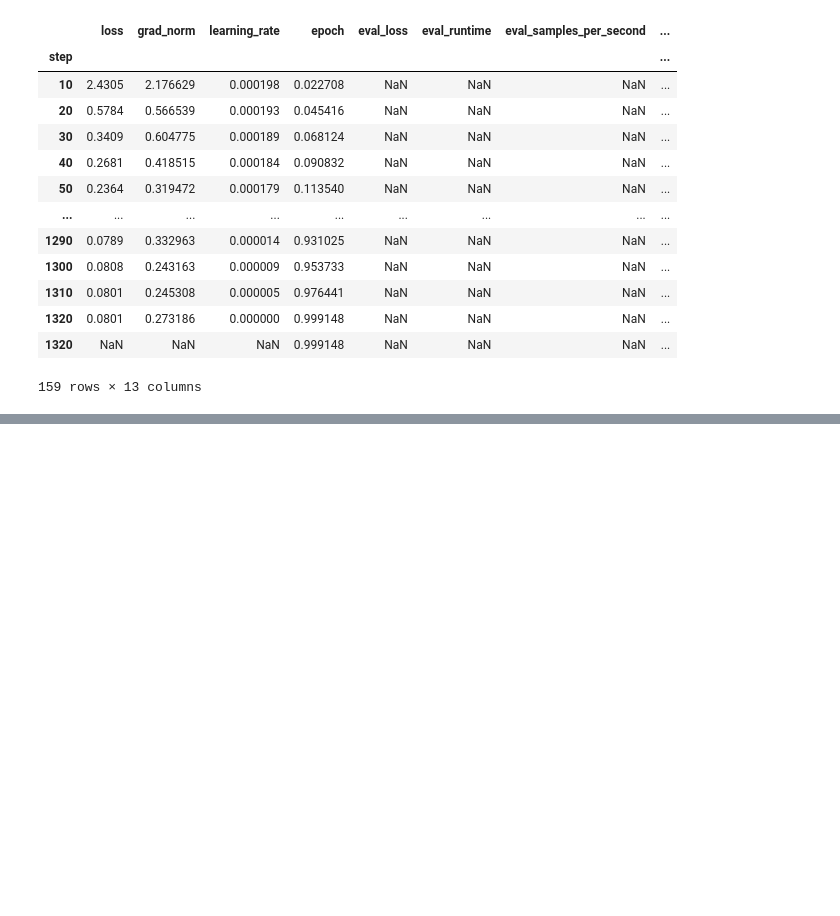
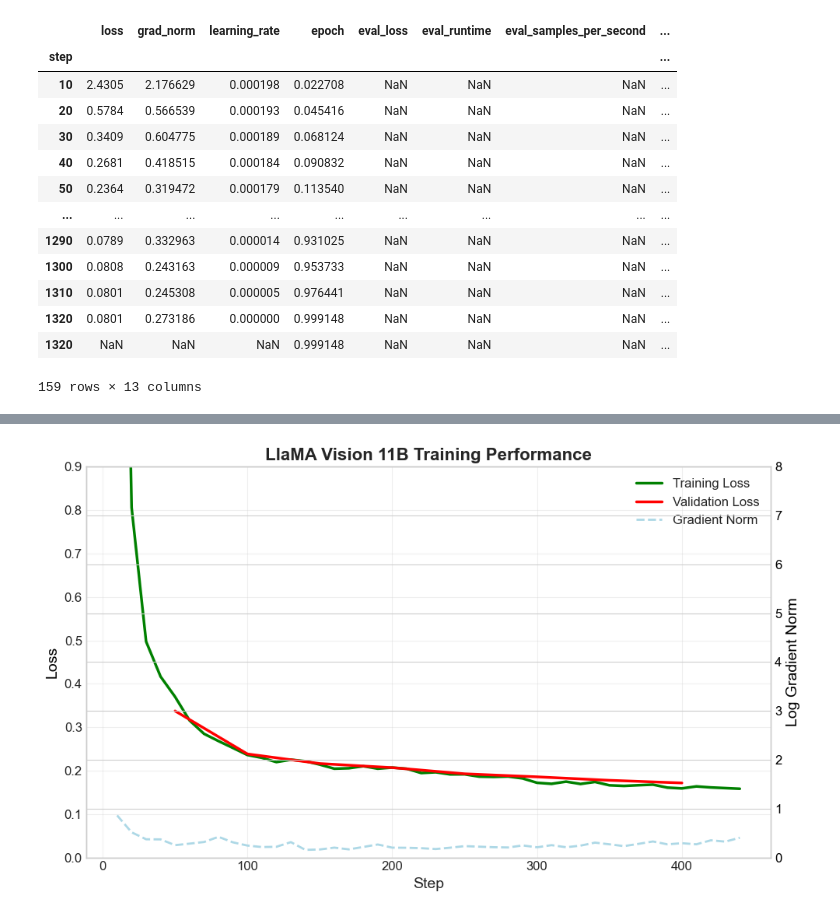
Before and after one commit to SakalYin/Robot_Arm_VLM, a Jupyter notebook: log_visualization.ipynb, the cells around one changed output, grey strips where cells are left out. Cells and saved outputs as stored; diff of their text form; code cells hidden in the pictures; blank space fills up the shorter version.

```diff
--- a/log_visualization.ipynb
+++ b/log_visualization.ipynb
@@ -190,0 +217,13 @@ plt.show()
+# %%
+import json
+import pandas as pd
+
+file_path = "checkpoints/LlamaVision-Output/checkpoint-441/trainer_state.json"
+with open(file_path, "r") as f:
+    trainer_state = json.load(f)
+
+log_history = trainer_state.get("log_history", [])
+llama = pd.DataFrame(log_history)
+llama.index = llama['step']
+llama = llama.drop(columns=['step'])
+llama
@@ -190,0 +249,3 @@ plt.show()
+# %%
+llama_train_loss = llama.groupby('step')[['loss', 'grad_norm', 'learning_rate']].sum()
+llama_train_loss
@@ -190,0 +271,4 @@ plt.show()
+# %%
+llama_val_loss = llama.groupby('step')[['eval_loss']].sum()
+llama_val_loss = llama_val_loss[llama_val_loss['eval_loss'] != 0]
+llama_val_loss
@@ -190,0 +286,34 @@ plt.show()
+# %%
+plt.style.use('seaborn-v0_8-whitegrid')
+fig, ax1 = plt.subplots(figsize=(10, 6))
+y_min = 0
+y_max = 0.9
+# Plot Training and Validation Loss on the left y-axis
+ax1.plot(llama_train_loss.index, llama_train_loss['loss'], color='green', linewidth=2.5, label='Training Loss')
+ax1.plot(llama_val_loss.index, llama_val_loss['eval_loss'], color='red', linewidth=2.5, label='Validation Loss')
+
+# Labeling for left y-axis
+ax1.set_xlabel('Step', fontsize=14)
+ax1.set_ylabel('Loss', fontsize=14, color='black')
+ax1.set_title('LlaMA Vision 11B Training Performance', fontsize=16, fontweight='bold')
+ax1.set_ylim(y_min, y_max)
+
+# Tick customization
+ax1.tick_params(axis='both', labelsize=12)
+ax1.grid(alpha=0.3)
+ax2 = ax1.twinx()
+ax2.plot(llama_train_loss.index, np.log(llama_train_loss['grad_norm']+1), color='lightblue', linewidth=2, linestyle='--', label='Gradient Norm')
+
+# Label for the secondary axis
+ax2.set_ylabel('Log Gradient Norm', fontsize=14, color='black')
+ax2.set_ylim(0, 8)
+ax2.tick_params(axis='y', labelcolor='black', labelsize=12)
+
+# Combine legends from both axes
+lines_1, labels_1 = ax1.get_legend_handles_labels()
+lines_2, labels_2 = ax2.get_legend_handles_labels()
+ax1.legend(lines_1 + lines_2, labels_1 + labels_2, fontsize=12, loc='upper right')
+fig.tight_layout()
+plt.show()
+# %% [output]
+[figure, added]
```
Also changed, not shown: parts of 14 cells of this notebook, 7 other files.
